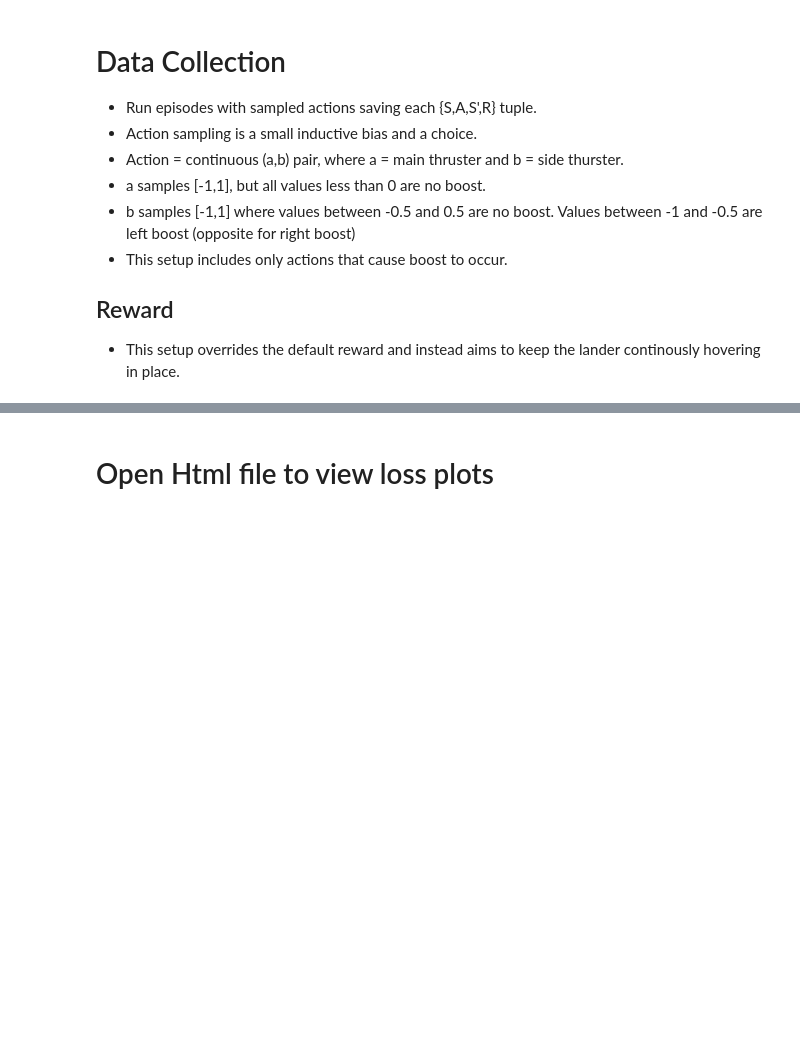
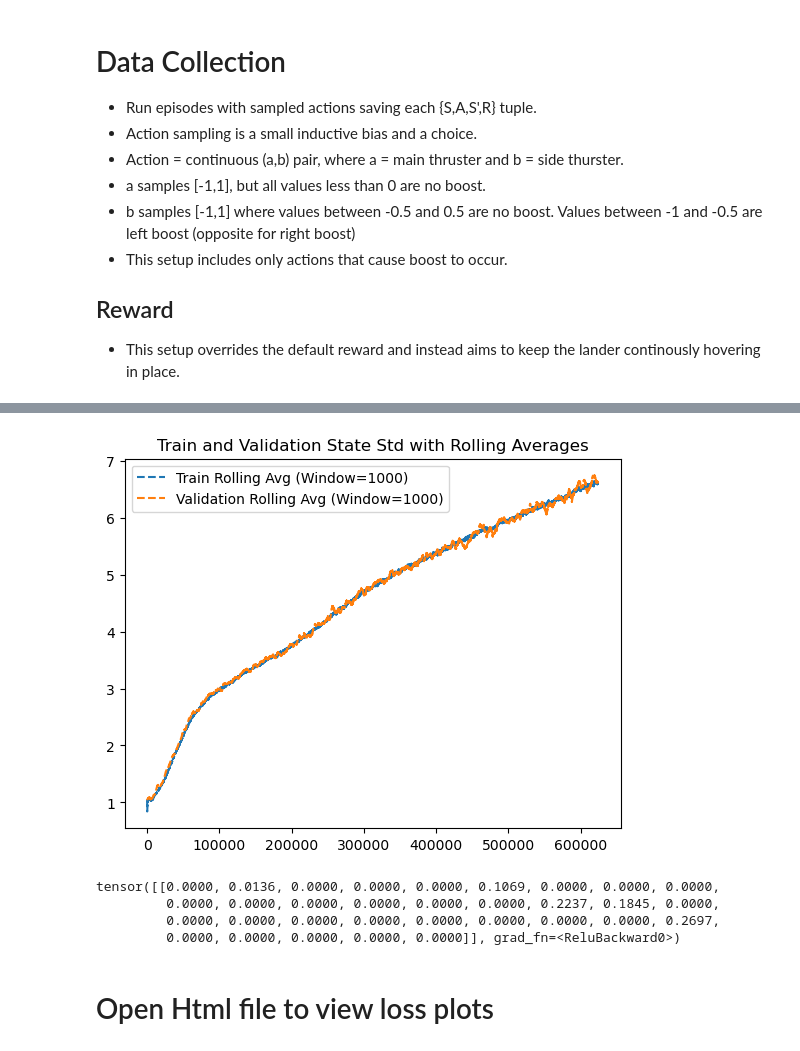
Before and after one commit to codec-lab/LQR_Research, a Jupyter notebook: Learn_LQR.ipynb, the cells around one changed output, grey strips where cells are left out. Saved outputs shown, nothing was run; the diff lists cells and outputs as text; code cells hidden in the pictures; blank space fills up the shorter version.

```diff
--- a/Learn_LQR.ipynb
+++ b/Learn_LQR.ipynb
@@ -281 +290,40 @@ Epoch 4/5, Validation State Loss: 0.0003, Validation Reward Loss: 0.1264, Valida
 Saved plots/loss_curves_32.html
+# %%
+def moving_average(data, window_size):
+    return np.convolve(data, np.ones(window_size)/window_size, mode='valid')
+
+# Assuming `all_train_stds` and `all_val_stds` are your data lists or arrays
+window_size = 1000
+
+# Compute rolling averages
+train_stds_avg = moving_average(all_train_stds, window_size)
+val_stds_avg = moving_average(all_val_stds, window_size)
+
+# Interpolate validation rolling average to match train's length
+interp_val_stds_avg = np.interp(
+    np.linspace(0, len(val_stds_avg) - 1, len(train_stds_avg)),  # New x-coordinates
+    np.arange(len(val_stds_avg)),                               # Original x-coordinates
+    val_stds_avg                                                # Data to interpolate
+)
+
+# Plot the results
+# plt.plot(all_train_stds, label="Train State Std", alpha=0.5)
+# plt.plot(all_val_stds, label="Validation State Std", alpha=0.5)
+plt.plot(range(len(train_stds_avg)), train_stds_avg, label=f"Train Rolling Avg (Window={window_size})", linestyle='--')
+plt.plot(range(len(train_stds_avg)), interp_val_stds_avg, label=f"Validation Rolling Avg (Window={window_size})", linestyle='--')
+
+plt.title("Train and Validation State Std with Rolling Averages")
+plt.legend()
+plt.show()
+# %% [output]
+[figure, added]
+# %%
+#random state
+state = train_states[0]
+enc_state = model.state_encoder(state.unsqueeze(0))
+enc_state
+# %% [output]
+tensor([[0.0000, 0.0136, 0.0000, 0.0000, 0.0000, 0.1069, 0.0000, 0.0000, 0.0000,
+         0.0000, 0.0000, 0.0000, 0.0000, 0.0000, 0.0000, 0.2237, 0.1845, 0.0000,
+         0.0000, 0.0000, 0.0000, 0.0000, 0.0000, 0.0000, 0.0000, 0.0000, 0.2697,
+         0.0000, 0.0000, 0.0000, 0.0000, 0.0000]], grad_fn=<ReluBackward0>)
```
Also changed, not shown: parts of 8 cells of this notebook, 2 other files.
